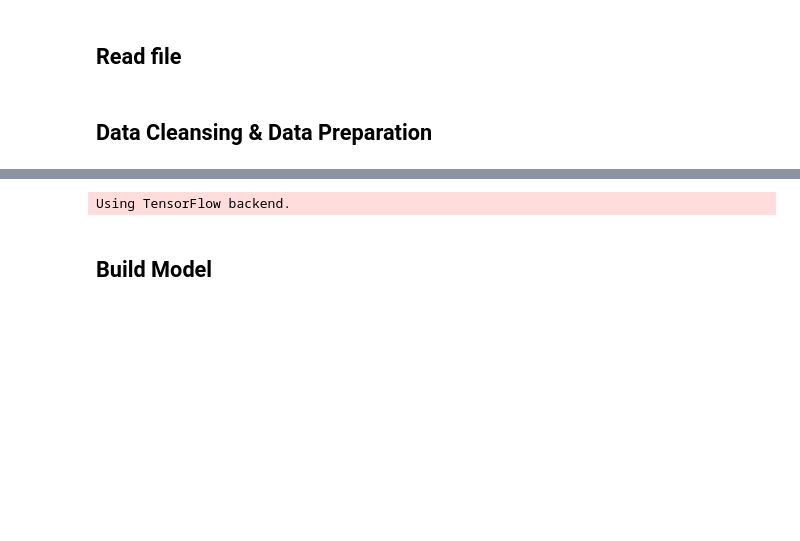
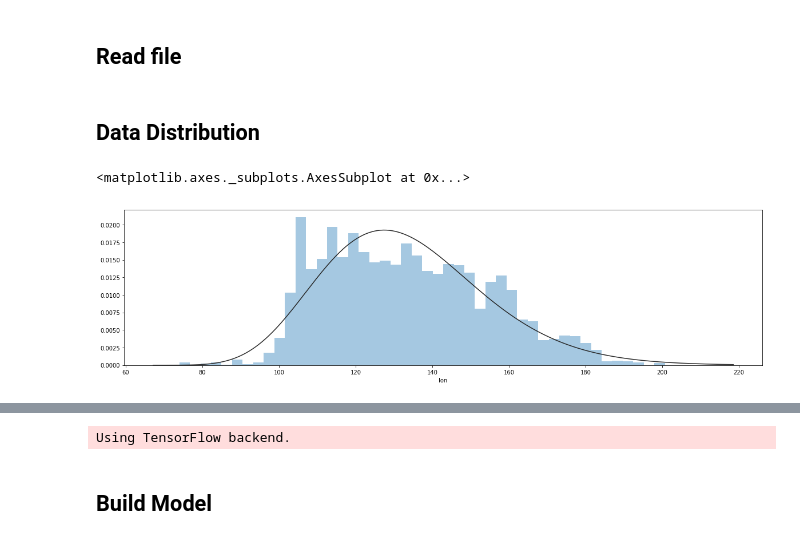
Before and after one commit to timsu27/Statefel_LSTM_TyphoonPrediction, a Jupyter notebook: Typhoon path prediction.ipynb, the cells around one changed output, grey strips where cells are left out. Cells and saved outputs as stored; diff of their text form; code cells hidden in the pictures; blank space fills up the shorter version.

```diff
--- a/Typhoon path prediction.ipynb
+++ b/Typhoon path prediction.ipynb
@@ -32,2 +10,7 @@ nmsp = '{http://www.opengis.net/kml/2.2}'
+# %%
+X_train = pd.read_csv('X_train.csv')
+X_test = pd.read_csv('X_test.csv')
+y_train = pd.read_csv('y_train.csv')
+y_test = pd.read_csv('y_test.csv')
 # %% [markdown]
-## Data Cleansing & Data Preparation
+## Data Distribution
@@ -120,13 +17,6 @@ min_slp_train, min_slp_test = min_slp[0:71505], min_slp[-23835:]
-# %%
-#  Dataframe for training
-data_train = {'lon':lon_train,'lat':lat_train,'Intensity':intensity_train}
-data_test = {'lon':lon_test,'lat':lat_test,'Intensity':intensity_test}
-X_train = pd.DataFrame(data=data_train)
-X_test = pd.DataFrame(data=data_test)
-# target Dataframe
-y_train = X_train.shift(1)
-y_train = pd.DataFrame(data=y_train)
-y_train.fillna(0, inplace=True)
-y_test = X_test.shift(1)
-y_test = pd.DataFrame(data=y_test)
-y_test.fillna(0, inplace=True)
+# %%
+plt.figure(figsize=(20,5))
+sns.distplot(X_train['lon'], kde=False, fit=stats.gamma, hist=True)
+# %% [output]
+<matplotlib.axes._subplots.AxesSubplot at 0x...>
+[figure, added]
```
Also changed, not shown: parts of 15 cells of this notebook, 5 other files.
